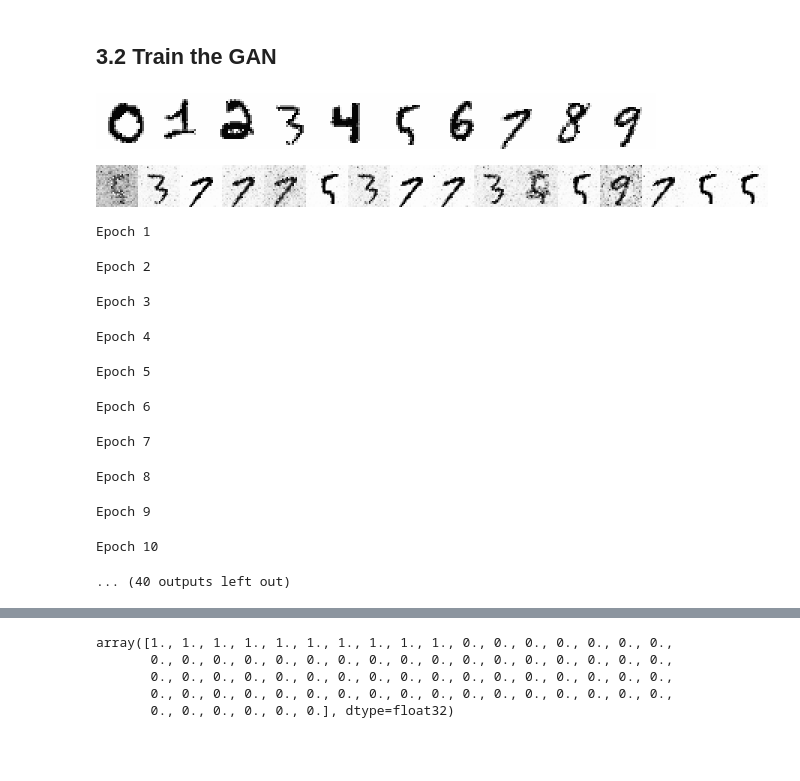
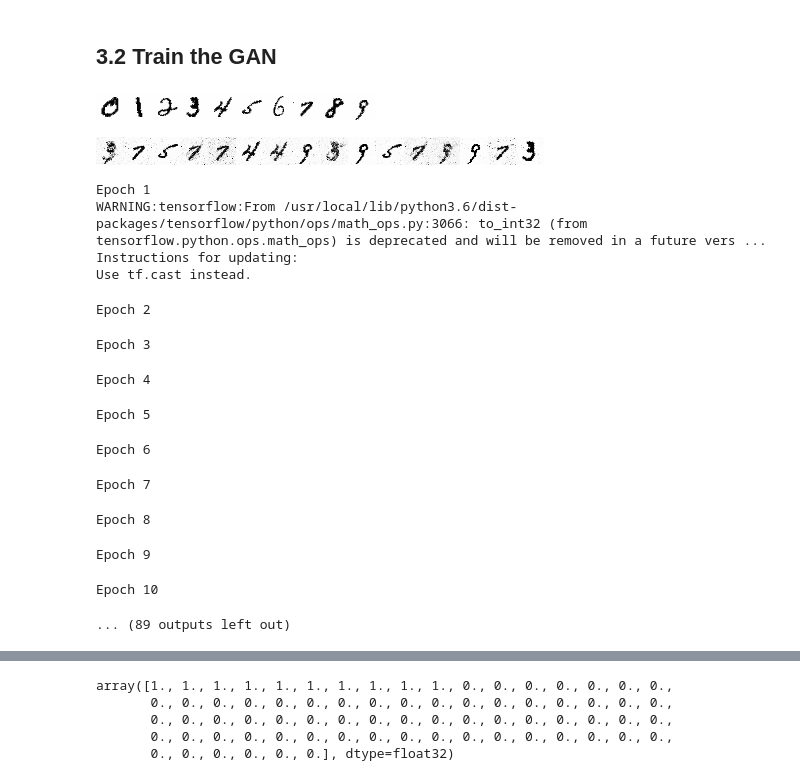
Before and after one commit to jchen8000/MachineLearning, a Jupyter notebook: Generative Adversarial Network/generative_adversarial_network.ipynb, the cells around one changed output, grey strips where cells are left out. Drawn from its saved outputs; the diff is of its cells as text; code cells hidden in the pictures; blank space fills up the shorter version.

```diff
--- a/Generative Adversarial Network/generative_adversarial_network.ipynb
+++ b/Generative Adversarial Network/generative_adversarial_network.ipynb
@@ -199,7 +191,7 @@ def denomalize_image(img, invert=False):
     return( image )
 
 
-def init_display(img, zoom=2):
+def init_display(img, zoom=1):
     height, width = img.shape
     img_array=denomalize_image(img, invert=True)
     img_disp = Image.fromarray(img_array,mode='P')
@@ -210,7 +202,7 @@ def init_display(img, zoom=2):
     return( out )
 
 
-def update_display(out, img, zoom=2):
+def update_display(out, img, zoom=1):
     height, width = img.shape
     img_array=denomalize_image(img, invert=True)
     img_disp = Image.fromarray(img_array,mode='P')
@@ -240,14 +232,14 @@ def plot_sample( sample ):
 # %% [markdown]
 ## 3.2 Train the GAN
 # %%
-epochs = 50
+epochs = 200
 batch_size = 64
 sample_size = 10
 
 #Pick the sample images -- each one from number 0 to 9
-sample = np.empty(shape=10).astype('uint8')
+sample = np.empty(shape=sample_size).astype('uint8')
 for i in range(0,sample_size):
-  sample[i] = np.where(y_train==i)[0][5]
+  sample[i] = np.where(y_train==i)[0][1]
 
 #Show the sample images
 sample_image = X_train[sample]
@@ -274,36 +266,39 @@ for e in range(1,epochs+1 ):
         #image_batch = X_train[np.random.choice(sample, size=batch_size)]
         image_batch = sample_image
 
         #Mix the ground truth images with the generated images,
         #and label them 1 for ground truth and 0 for generated ones
         X_gan = np.concatenate([image_batch, generated_images])
         y_gan = np.concatenate([np.ones(image_batch.shape[0]), np.zeros(generated_images.shape[0])])
         y_gan = y_gan.astype(np.float32)
 
         #First train the discriminator.
         theDiscriminator.trainable=True
         theDiscriminator.train_on_batch(X_gan, y_gan)
 
         #Tricking the noised input of the Generator as real data
         noise= np.random.normal(0,1, [batch_size, 100])
         y_gen = np.ones(batch_size)
 
         # During the training of gan,
         # the weights of discriminator should be fixed.
         #We can enforce that by setting the trainable flag
         theDiscriminator.trainable=False
 
         #training  the GAN by alternating the training of the Discriminator
         #and training the chained GAN model with Discriminator’s weights freezed.
         theGan.train_on_batch(noise, y_gen)
 
     if e == 1 or e % 2 == 0:
         #plot_generated_images(e, generator)
         plot_output( e, theGenerator, out=display_output )
 # %% [output]
-[figure, old version]
+[figure, new version]
-[figure, old version]
+[figure, new version]
 Epoch 1
+WARNING:tensorflow:From /usr/local/lib/python3.6/dist-packages/tensorflow/python/ops/math_ops.py:3066: to_int32 (from tensorflow.python.ops.math_ops) is deprecated and will be removed in a future vers ...
+Instructions for updating:
+Use tf.cast instead.
 Epoch 2
 Epoch 3
 Epoch 4
@@ -313,4 +308,4 @@ Epoch 7
 Epoch 8
 Epoch 9
 Epoch 10
-... (40 outputs left out)
+... (89 outputs left out)
```
Also changed, not shown: parts of 11 cells of this notebook.
